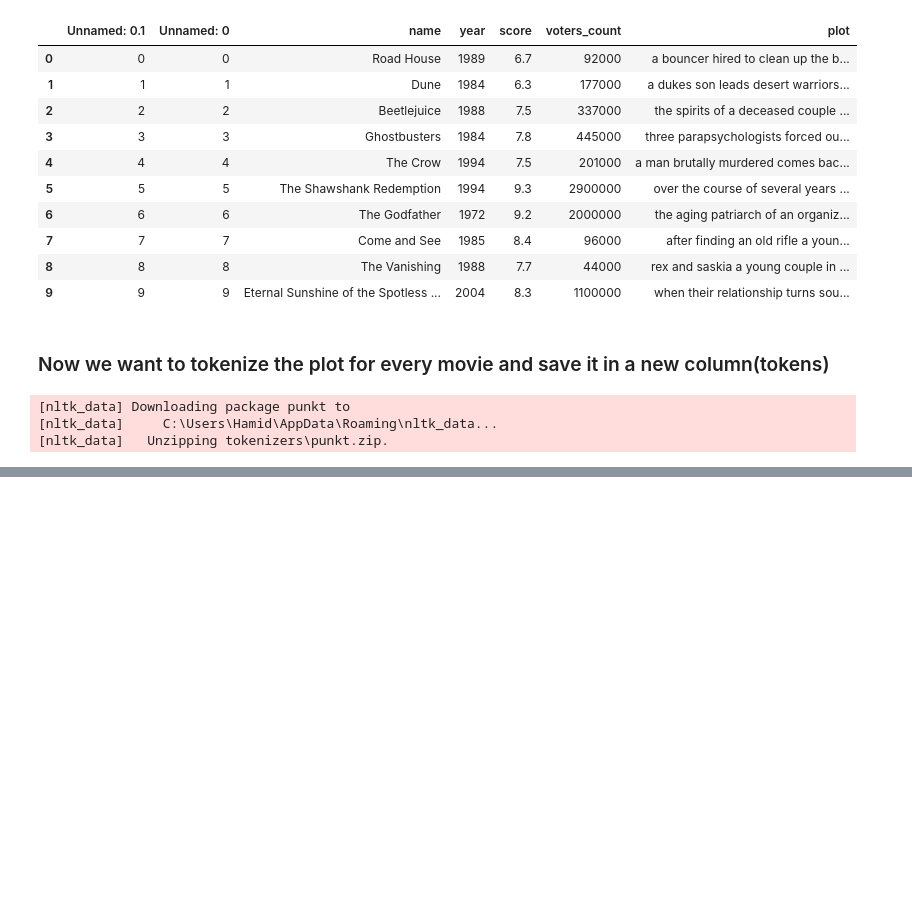
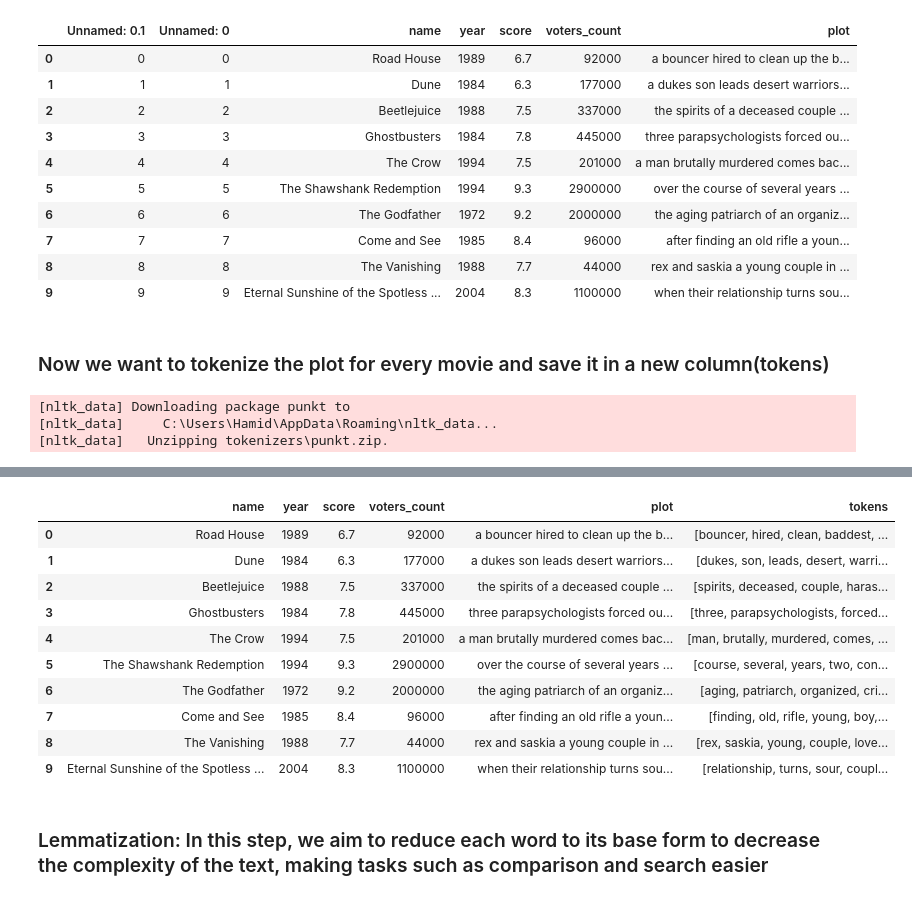
Before and after one commit to hamid-ng/NLP-Courseware, a Jupyter notebook: HW1-Pre-Processing.ipynb, the cells around one changed output, grey strips where cells are left out. Cells and saved outputs as stored; diff of their text form; code cells hidden in the pictures; blank space fills up the shorter version.

Commit message:
add 'stopwords deletion', 'lemmatization' and 'stemming' cells and apply two first fns on dataset movies.csv

```diff
--- a/HW1-Pre-Processing.ipynb
+++ b/HW1-Pre-Processing.ipynb
@@ -301,0 +311,5 @@ df.insert(len(df.columns),'tokens', tokens)
+# %%
+from nltk.corpus import stopwords
+stop_words = set(stopwords.words("english"))
+for i in tqdm(range(df.shape[0])):
+    df.tokens[i] = [word for word in df.tokens[i] if word not in stop_words]
@@ -301,0 +318,16 @@ df.insert(len(df.columns),'tokens', tokens)
+# %%
+df.head(10)
+# %% [output]
+|  | name | year | score | voters_count | plot | tokens |
+| 0 | Road House | 1989 | 6.7 | 92000 | a bouncer hired to clean up the b... | [bouncer, hired, clean, baddest, ... |
+| 1 | Dune | 1984 | 6.3 | 177000 | a dukes son leads desert warriors... | [dukes, son, leads, desert, warri... |
+| 2 | Beetlejuice | 1988 | 7.5 | 337000 | the spirits of a deceased couple ... | [spirits, deceased, couple, haras... |
+| 3 | Ghostbusters | 1984 | 7.8 | 445000 | three parapsychologists forced ou... | [three, parapsychologists, forced... |
+| 4 | The Crow | 1994 | 7.5 | 201000 | a man brutally murdered comes bac... | [man, brutally, murdered, comes, ... |
+| 5 | The Shawshank Redemption | 1994 | 9.3 | 2900000 | over the course of several years ... | [course, several, years, two, con... |
+| 6 | The Godfather | 1972 | 9.2 | 2000000 | the aging patriarch of an organiz... | [aging, patriarch, organized, cri... |
+| 7 | Come and See | 1985 | 8.4 | 96000 | after finding an old rifle a youn... | [finding, old, rifle, young, boy,... |
+| 8 | The Vanishing | 1988 | 7.7 | 44000 | rex and saskia a young couple in ... | [rex, saskia, young, couple, love... |
+| 9 | Eternal Sunshine of the Spotless ... | 2004 | 8.3 | 1100000 | when their relationship turns sou... | [relationship, turns, sour, coupl... |
+# %% [markdown]
+### Lemmatization: In this step, we aim to reduce each word to its base form to decrease the complexity of the text, making tasks such as comparison and search easier
```
Also changed, not shown: parts of 8 cells of this notebook, 1 other file.
